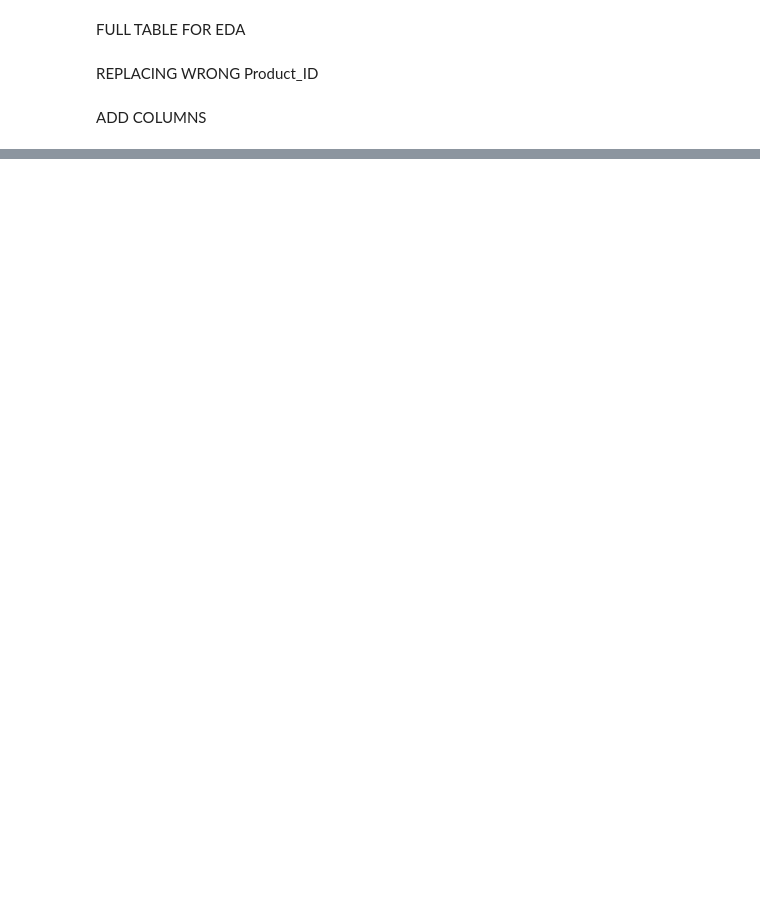
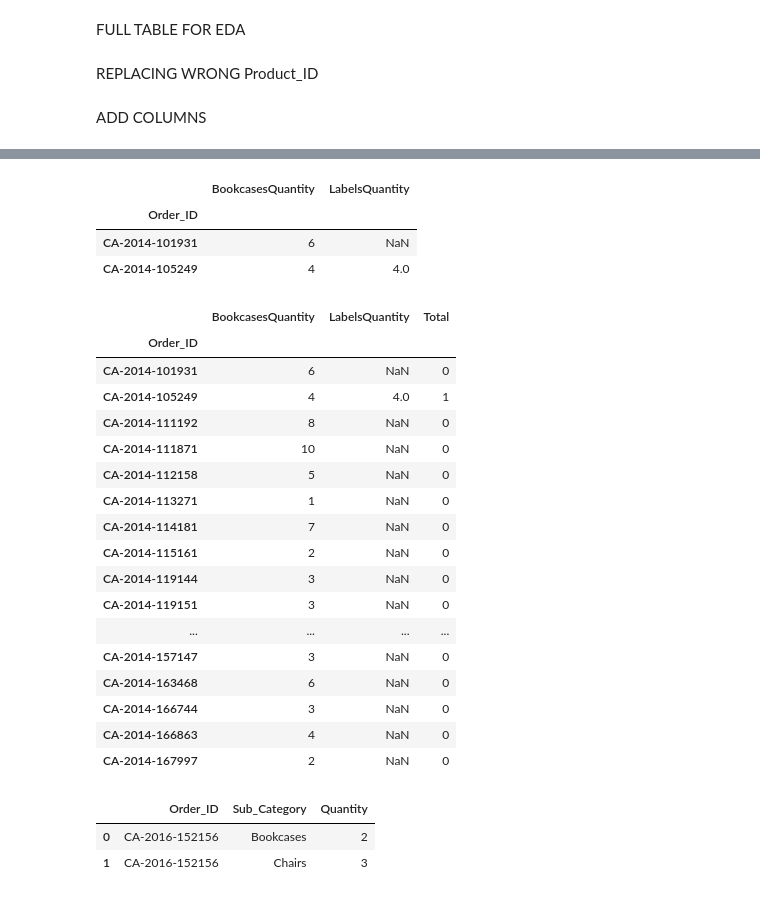
Before and after one commit to YanaOrf/E_Commerce, a Jupyter notebook: E-commerce EDA.ipynb, the cells around one changed output, grey strips where cells are left out. Drawn from its saved outputs; the diff is of its cells as text; code cells hidden in the pictures; blank space fills up the shorter version.

```diff
--- a/E-commerce EDA.ipynb
+++ b/E-commerce EDA.ipynb
@@ -63,0 +104,59 @@ online_store.to_excel("/Users/Yanaorfin_1/Documents/Academy/E_Commerce/online_st
+# %%
+df_Bookcases = order_list[order_list['Sub_Category']=='Bookcases'].set_index('Order_ID').drop(['Sub_Category'], axis=1).add_prefix('Bookcases')
+df_Chairs = order_list[order_list['Sub_Category']=='Chairs'].set_index('Order_ID').drop(['Sub_Category',"Quantity"], axis=1).add_prefix('Chairs')
+df_Labels = order_list[order_list['Sub_Category']=='Labels'].set_index('Order_ID').drop(['Sub_Category'], axis=1).add_prefix('Labels')
+df_Tables = order_list[order_list['Sub_Category']=='Tables'].set_index('Order_ID').drop(['Sub_Category'], axis=1).add_prefix('Tables')
+df_Storage = order_list[order_list['Sub_Category']=='Storage'].set_index('Order_ID').drop(['Sub_Category'], axis=1).add_prefix('Storage')
+df_Furnishings = order_list[order_list['Sub_Category']=='Furnishings'].set_index('Order_ID').drop(['Sub_Category'], axis=1).add_prefix('Furnishings')
+df_Art = order_list[order_list['Sub_Category']=='Art'].set_index('Order_ID').drop(['Sub_Category'], axis=1).add_prefix('Art')
+df_Phones = order_list[order_list['Sub_Category']=='Phones'].set_index('Order_ID').drop(['Sub_Category'], axis=1).add_prefix('Phones')
+df_Binders = order_list[order_list['Sub_Category']=='Binders'].set_index('Order_ID').drop(['Sub_Category'], axis=1).add_prefix('Binders')
+df_Appliances = order_list[order_list['Sub_Category']=='Appliances'].set_index('Order_ID').drop(['Sub_Category'], axis=1).add_prefix('Appliances')
+df_Paper = order_list[order_list['Sub_Category']=='Paper'].set_index('Order_ID').drop(['Sub_Category'], axis=1).add_prefix('Paper')
+df_Accessories = order_list[order_list['Sub_Category']=='Accessories'].set_index('Order_ID').drop(['Sub_Category'], axis=1).add_prefix('Accessories')
+df_Envelopes = order_list[order_list['Sub_Category']=='Envelopes'].set_index('Order_ID').drop(['Sub_Category'], axis=1).add_prefix('Envelopes')
+df_Fasteners = order_list[order_list['Sub_Category']=='Fasteners'].set_index('Order_ID').drop(['Sub_Category'], axis=1).add_prefix('Fasteners')
+df_Supplies = order_list[order_list['Sub_Category']=='Supplies'].set_index('Order_ID').drop(['Sub_Category'], axis=1).add_prefix('Supplies')
+df_Machines = order_list[order_list['Sub_Category']=='Machines'].set_index('Order_ID').drop(['Sub_Category'], axis=1).add_prefix('Machines')
+df_Copiers = order_list[order_list['Sub_Category']=='Copiers'].set_index('Order_ID').drop(['Sub_Category'], axis=1).add_prefix('Copiers')
+# %%
+df_orders=df_Bookcases.join(df_Chairs)
+# %%
+df_orders2=df_orders.join(df_Labels)
+# %%
+df_orders2.head(2)
+# %% [output]
+|  | BookcasesQuantity | LabelsQuantity |
+| Order_ID |  |  |
+| CA-2014-101931 | 6 | NaN |
+| CA-2014-105249 | 4 | 4.0 |
+# %%
+df_orders2["Total"]=df_orders2["BookcasesQuantity"]+df_orders2["LabelsQuantity"]
+df_orders2["Total"]=df_orders2["Total"].apply(lambda x:1 if x>0 else 0)
+# %%
+df_orders2.head(30)
+# %% [output]
+|  | BookcasesQuantity | LabelsQuantity | Total |
+| Order_ID |  |  |  |
+| CA-2014-101931 | 6 | NaN | 0 |
+| CA-2014-105249 | 4 | 4.0 | 1 |
+| CA-2014-111192 | 8 | NaN | 0 |
+| CA-2014-111871 | 10 | NaN | 0 |
+| CA-2014-112158 | 5 | NaN | 0 |
+| CA-2014-113271 | 1 | NaN | 0 |
+| CA-2014-114181 | 7 | NaN | 0 |
+| CA-2014-115161 | 2 | NaN | 0 |
+| CA-2014-119144 | 3 | NaN | 0 |
+| CA-2014-119151 | 3 | NaN | 0 |
+| ... | ... | ... | ... |
+| CA-2014-157147 | 3 | NaN | 0 |
+| CA-2014-163468 | 6 | NaN | 0 |
+| CA-2014-166744 | 3 | NaN | 0 |
+| CA-2014-166863 | 4 | NaN | 0 |
+| CA-2014-167997 | 2 | NaN | 0 |
+# %%
+order_list["Order_ID"
+# %% [output]
+|  | Order_ID | Sub_Category | Quantity |
+| 0 | CA-2016-152156 | Bookcases | 2 |
+| 1 | CA-2016-152156 | Chairs | 3 |
```
Also changed, not shown: parts of 10 cells of this notebook, 1 other file.
